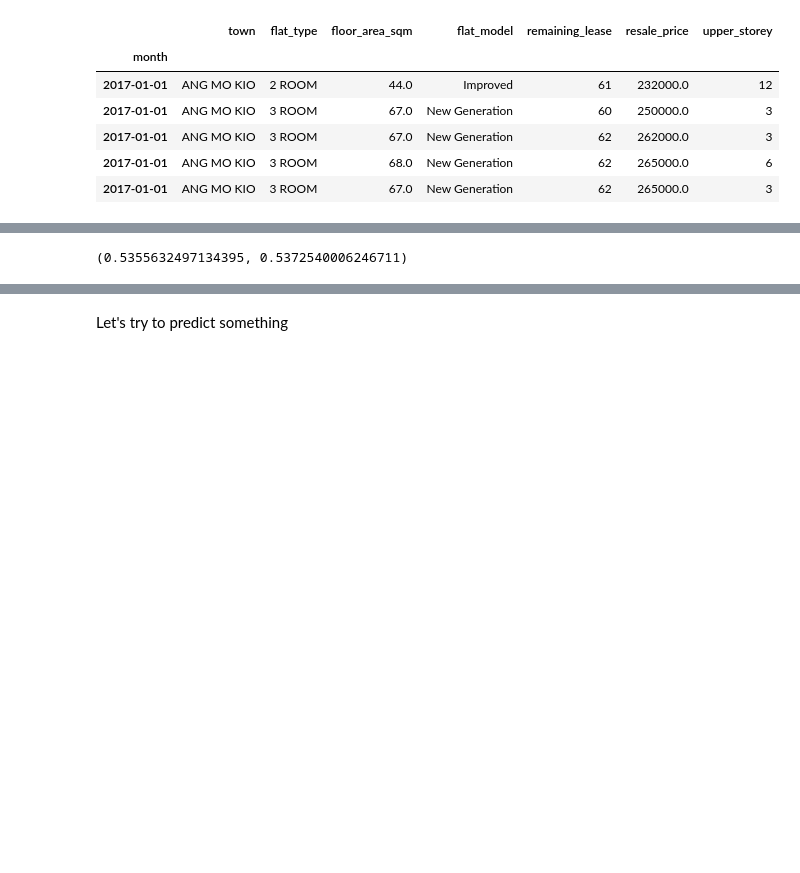
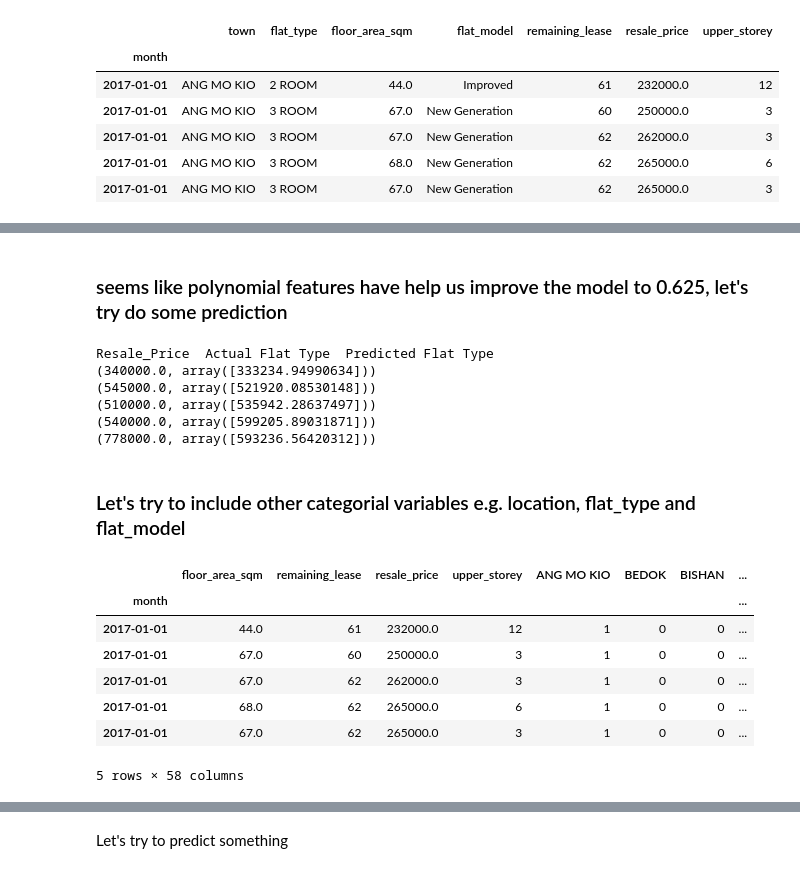
Before and after one commit to ragdoll99/HDB_resales_price, a Jupyter notebook: HDB_resale.ipynb, the cells around one changed output, grey strips where cells are left out. Drawn from its saved outputs; the diff is of its cells as text; code cells hidden in the pictures; blank space fills up the shorter version.

```diff
--- a/HDB_resale.ipynb
+++ b/HDB_resale.ipynb
@@ -45,35 +136,42 @@ df.head()
+# %% [markdown]
+### seems like polynomial features have help us improve the model to 0.625, let's try do some prediction
+# %%
+linreg_poly_predict = zip(y_test['resale_price'].head(5), linreg_poly.predict(X_poly_test[0:5]))
+print("Resale_Price  Actual Flat Type  Predicted Flat Type")
+for i in linreg_poly_predict:
+    print(i)
+# %% [output]
+Resale_Price  Actual Flat Type  Predicted Flat Type
+(340000.0, array([333234.94990634]))
+(545000.0, array([521920.08530148]))
+(510000.0, array([535942.28637497]))
+(540000.0, array([599205.89031871]))
+(778000.0, array([593236.56420312]))
+# %% [markdown]
+### Let's try to include other categorial variables e.g. location, flat_type and flat_model
 # %%
 # Predict Resales Price base on all the numberical variables
-from sklearn.model_selection import train_test_split
-from sklearn import preprocessing
-from sklearn.linear_model import Ridge
-from sklearn.linear_model import LinearRegression
-
 
 scaler = preprocessing.MinMaxScaler()
 
 # Create Dummy Variables
 df_town = pd.get_dummies(df['town'])
 df_flat_model = pd.get_dummies(df['flat_model'])
 df_flat_type = pd.get_dummies(df['flat_type'])
 
 # Drop duplicated columns
 df2 = df.drop('town', axis=1)
 df2.drop('flat_model', axis=1, inplace=True)
 df2.drop('flat_type', axis=1, inplace=True)
 
 X = pd.concat([df2, df_town, df_flat_model, df_flat_type], axis = 1)
-
-y = df2[['resale_price']]
-X = df2.drop('resale_price', axis=1)
-X_train, X_test, y_train, y_test = train_test_split(X, y, random_state = 0)
-
-
-X_train_scaled = scaler.fit_transform(X_train)
-X_test_scaled = scaler.transform(X_test)
-
-linreg = LinearRegression().fit(X_train_scaled, y_train)
-
-linreg.score(X_train_scaled, y_train), linreg.score(X_test_scaled, y_test)
+X.head()
 # %% [output]
+|  | floor_area_sqm | remaining_lease | resale_price | upper_storey | ANG MO KIO | BEDOK | BISHAN | ... |
+| month |  |  |  |  |  |  |  | ... |
+| 2017-01-01 | 44.0 | 61 | 232000.0 | 12 | 1 | 0 | 0 | ... |
+| 2017-01-01 | 67.0 | 60 | 250000.0 | 3 | 1 | 0 | 0 | ... |
+| 2017-01-01 | 67.0 | 62 | 262000.0 | 3 | 1 | 0 | 0 | ... |
+| 2017-01-01 | 68.0 | 62 | 265000.0 | 6 | 1 | 0 | 0 | ... |
+| 2017-01-01 | 67.0 | 62 | 265000.0 | 3 | 1 | 0 | 0 | ... |
-(0.5355632497134395, 0.5372540006246711)
+5 rows × 58 columns
```
Also changed, not shown: parts of 28 cells of this notebook.
